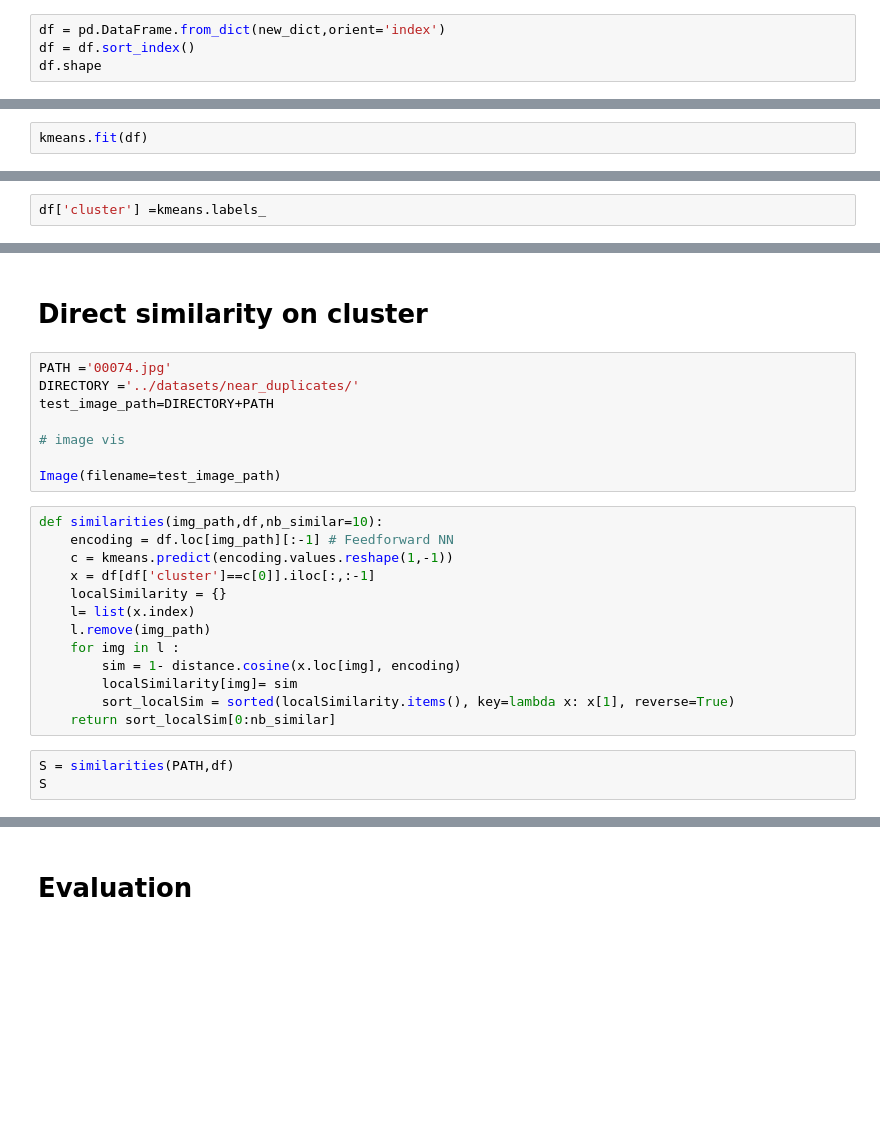
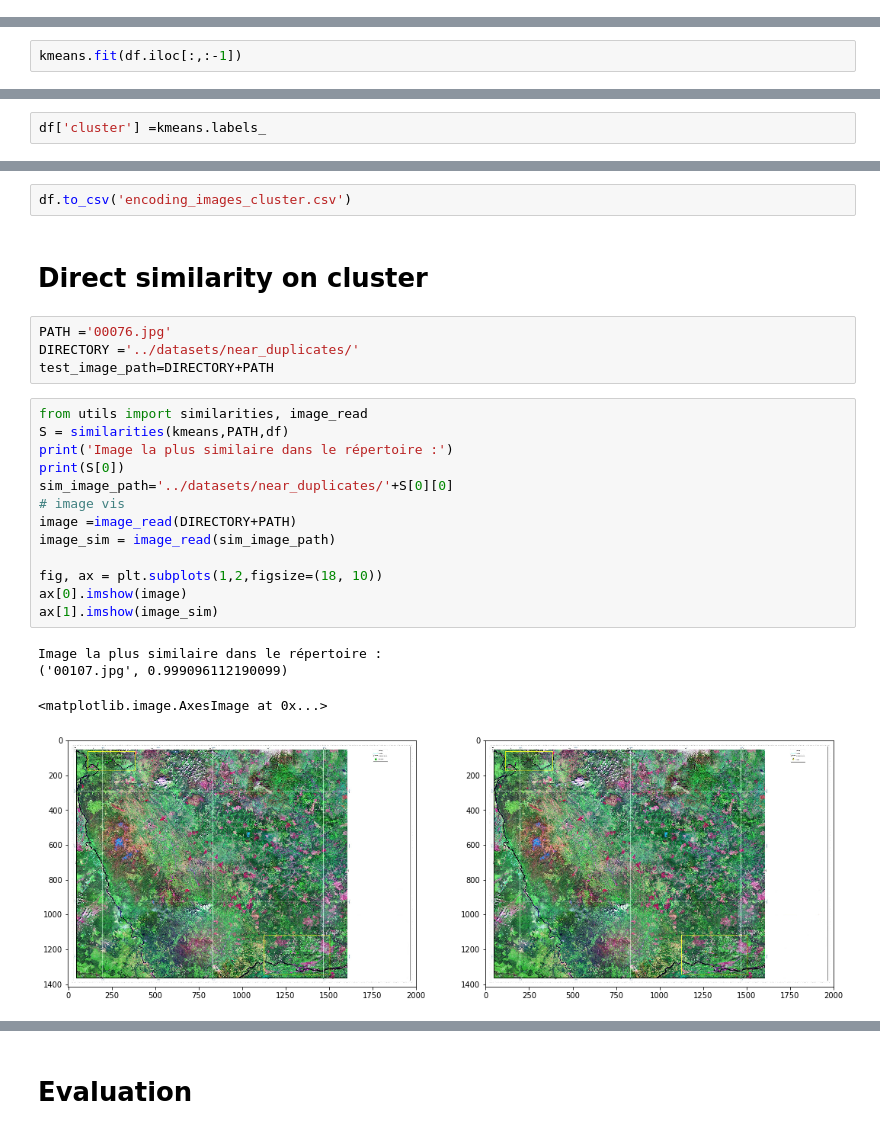
Before and after one commit to AmineDiro/data-challenge-iapau, a Jupyter notebook: Solution.ipynb, the cells around one changed output, grey strips where cells are left out. Saved outputs shown, nothing was run; the diff lists cells and outputs as text; blank space fills up the shorter version.

```diff
--- a/Solution.ipynb
+++ b/Solution.ipynb
@@ -149,7 +150,3 @@ infile = open(filename,'rb')
 new_dict = pickle.load(infile, encoding='bytes')
-# %%
-df = pd.DataFrame.from_dict(new_dict,orient='index')
-df = df.sort_index()
-df.shape
 # %%
 df.head()
@@ -156,2 +161,2 @@ df.head()
 # %%
-kmeans.fit(df)
+kmeans.fit(df.iloc[:,:-1])
@@ -162,26 +167,26 @@ df.head()
+# %%
+df.to_csv('encoding_images_cluster.csv')
 # %% [markdown]
 # Direct similarity on cluster
 # %%
-PATH ='00074.jpg'
+PATH ='00076.jpg'
 DIRECTORY ='../datasets/near_duplicates/'
 test_image_path=DIRECTORY+PATH
-
-# image vis
-
-Image(filename=test_image_path)
-# %%
-def similarities(img_path,df,nb_similar=10):
-    encoding = df.loc[img_path][:-1] # Feedforward NN
-    c = kmeans.predict(encoding.values.reshape(1,-1))
-    x = df[df['cluster']==c[0]].iloc[:,:-1]
-    localSimilarity = {}
-    l= list(x.index)
-    l.remove(img_path)
-    for img in l :
-        sim = 1- distance.cosine(x.loc[img], encoding)
-        localSimilarity[img]= sim
-        sort_localSim = sorted(localSimilarity.items(), key=lambda x: x[1], reverse=True)
-    return sort_localSim[0:nb_similar]
-# %%
-S = similarities(PATH,df)
-S
+# %%
+from utils import similarities, image_read
+S = similarities(kmeans,PATH,df)
+print('Image la plus similaire dans le répertoire :')
+print(S[0])
+sim_image_path='../datasets/near_duplicates/'+S[0][0]
+# image vis
+image =image_read(DIRECTORY+PATH)
+image_sim = image_read(sim_image_path)
+
+fig, ax = plt.subplots(1,2,figsize=(18, 10))
+ax[0].imshow(image)
+ax[1].imshow(image_sim)
+# %% [output]
+Image la plus similaire dans le répertoire :
+('00107.jpg', 0.999096112190099)
+<matplotlib.image.AxesImage at 0x...>
+[figure, added]
```
Also changed, not shown: parts of 31 cells of this notebook, 2 other files.
